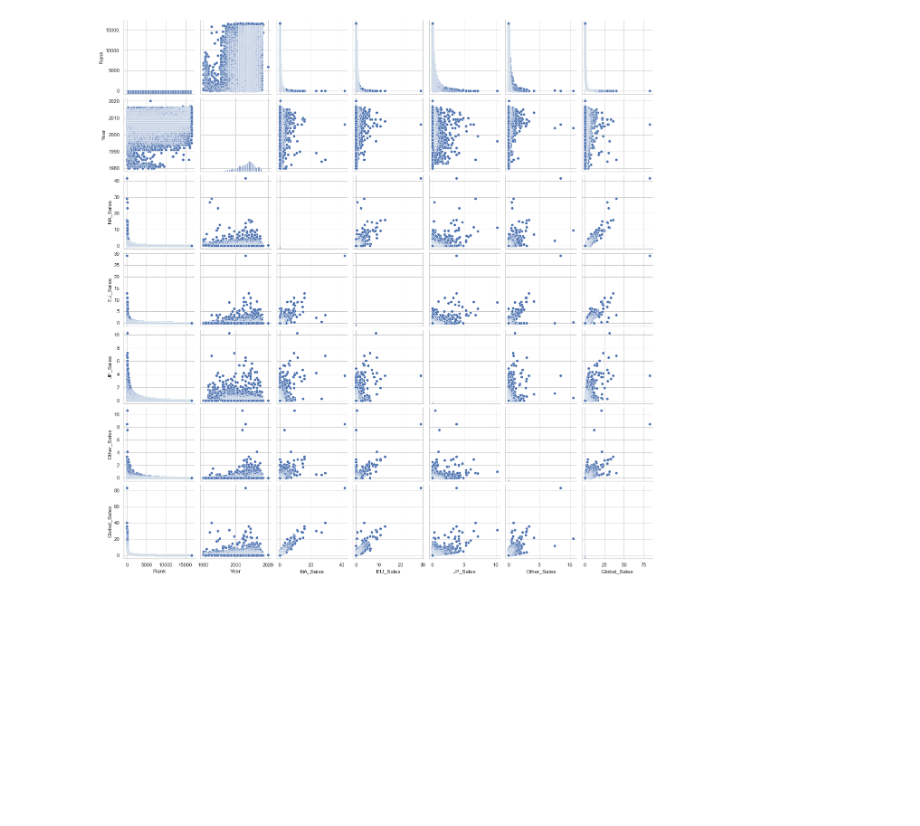
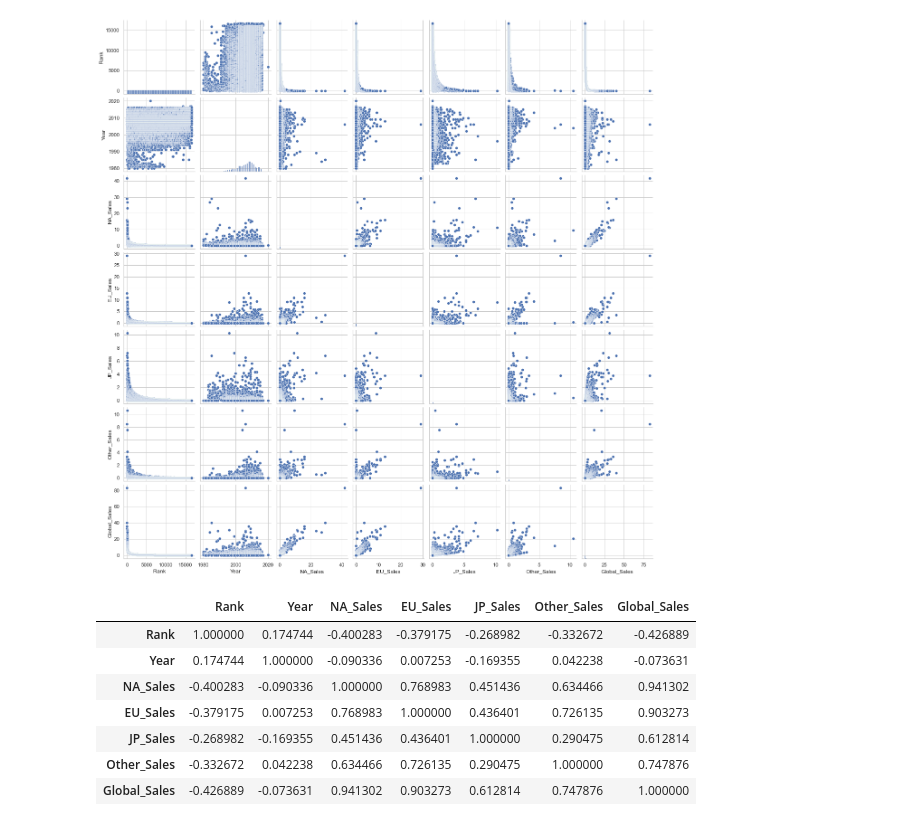
Before and after one commit to chadiTurk/CSMODELProject1, a Jupyter notebook: Phase 1.ipynb, the cells around one changed output. Cells and saved outputs as stored; diff of their text form; code cells hidden in the pictures; blank space fills up the shorter version.

```diff
--- a/Phase 1.ipynb
+++ b/Phase 1.ipynb
@@ -230,3 +231,14 @@ sns.pairplot(games)
 # %% [output]
 <seaborn.axisgrid.PairGrid at 0x...>
 [figure]
+# %%
+games.corr()
+# %% [output]
+|  | Rank | Year | NA_Sales | EU_Sales | JP_Sales | Other_Sales | Global_Sales |
+| Rank | 1.000000 | 0.174744 | -0.400283 | -0.379175 | -0.268982 | -0.332672 | -0.426889 |
+| Year | 0.174744 | 1.000000 | -0.090336 | 0.007253 | -0.169355 | 0.042238 | -0.073631 |
+| NA_Sales | -0.400283 | -0.090336 | 1.000000 | 0.768983 | 0.451436 | 0.634466 | 0.941302 |
+| EU_Sales | -0.379175 | 0.007253 | 0.768983 | 1.000000 | 0.436401 | 0.726135 | 0.903273 |
+| JP_Sales | -0.268982 | -0.169355 | 0.451436 | 0.436401 | 1.000000 | 0.290475 | 0.612814 |
+| Other_Sales | -0.332672 | 0.042238 | 0.634466 | 0.726135 | 0.290475 | 1.000000 | 0.747876 |
+| Global_Sales | -0.426889 | -0.073631 | 0.941302 | 0.903273 | 0.612814 | 0.747876 | 1.000000 |
```
Also changed, not shown: parts of 3 cells of this notebook.
